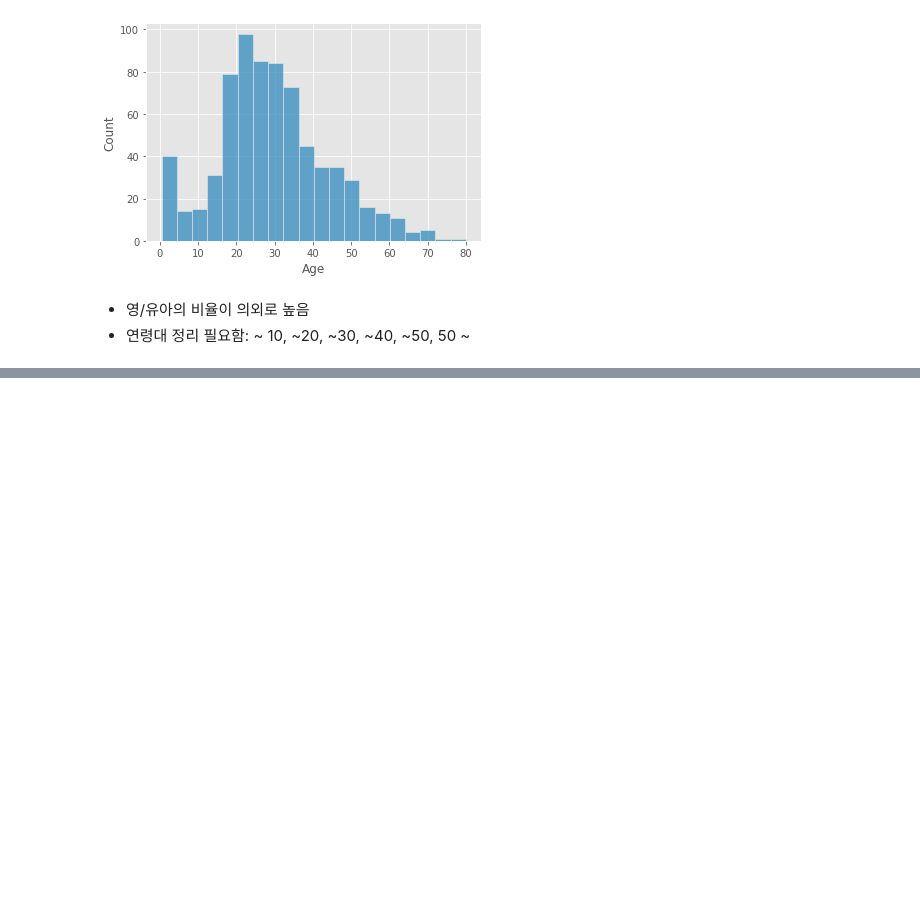
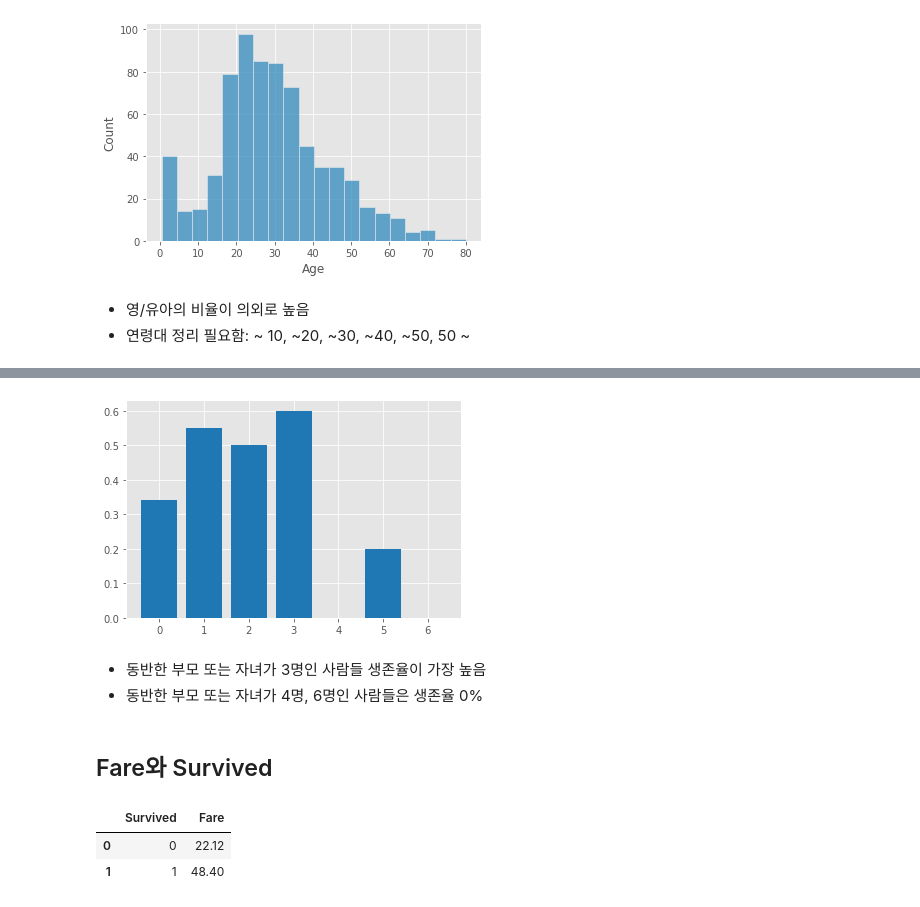
Before and after one commit to HAMJiyoung/Titanic-Machine-Learning-from-Disaster, a Jupyter notebook: Titanic_machine_learning.ipynb, the cells around one changed output, grey strips where cells are left out. Cells and saved outputs as stored; diff of their text form; code cells hidden in the pictures; blank space fills up the shorter version.

```diff
--- a/Titanic_machine_learning.ipynb
+++ b/Titanic_machine_learning.ipynb
@@ -149,0 +213,16 @@ plt.show()
+# %%
+plt.bar(data = round(df_train[['Parch', 'Survived']].groupby('Parch', as_index = False).mean(), 2), x = 'Parch', height = 'Survived', color = 'tab:blue')
+plt.show()
+# %% [output]
+[figure, added]
+# %% [markdown]
+- 동반한 부모 또는 자녀가 3명인 사람들 생존율이 가장 높음
+- 동반한 부모 또는 자녀가 4명, 6명인 사람들은 생존율 0%
+# %% [markdown]
+## Fare와 Survived
+# %%
+round(df_train[['Fare', 'Survived']].groupby('Survived', as_index = False).mean(), 2)
+# %% [output]
+|  | Survived | Fare |
+| 0 | 0 | 22.12 |
+| 1 | 1 | 48.40 |
```
Also changed, not shown: parts of 18 cells of this notebook.
